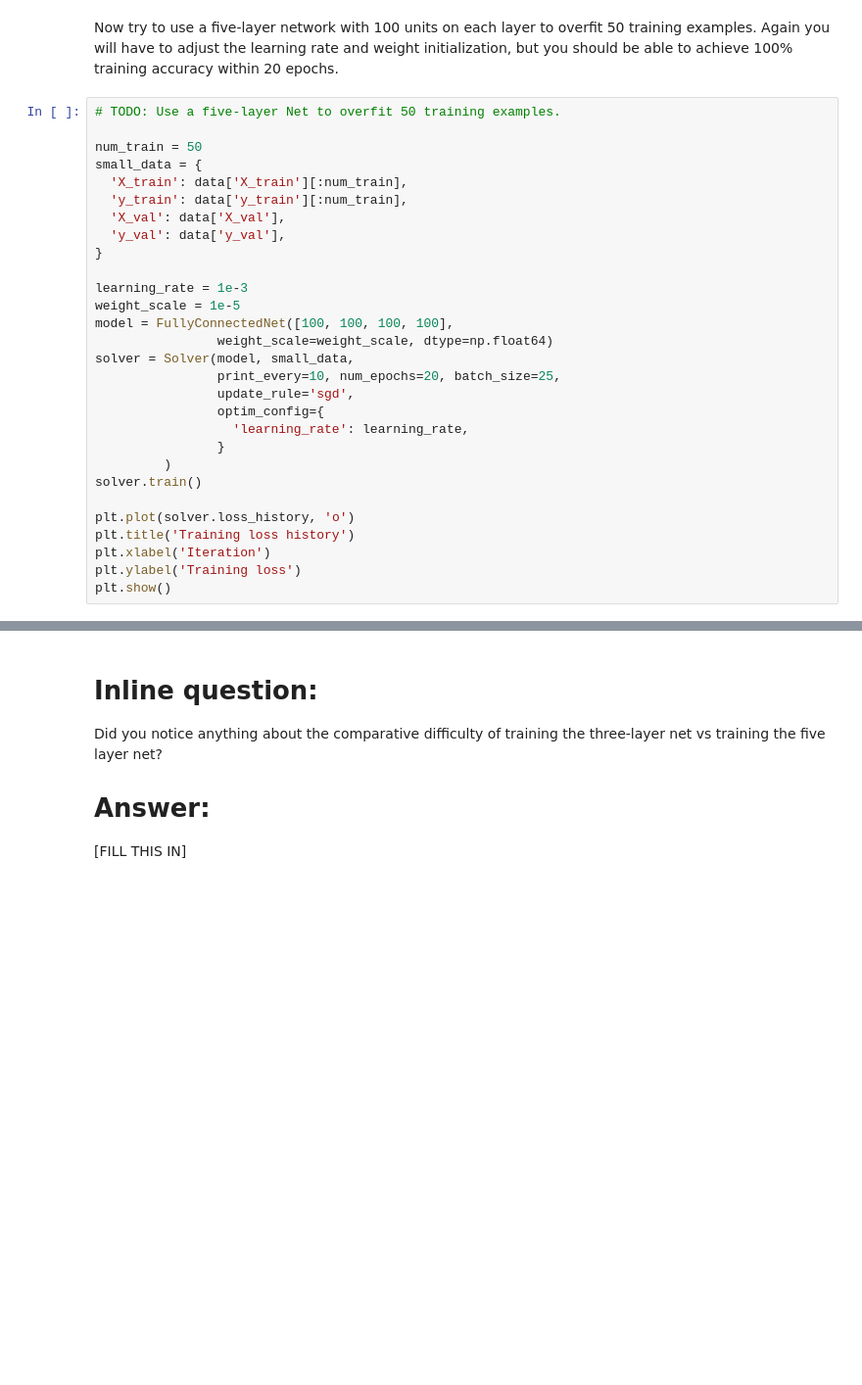
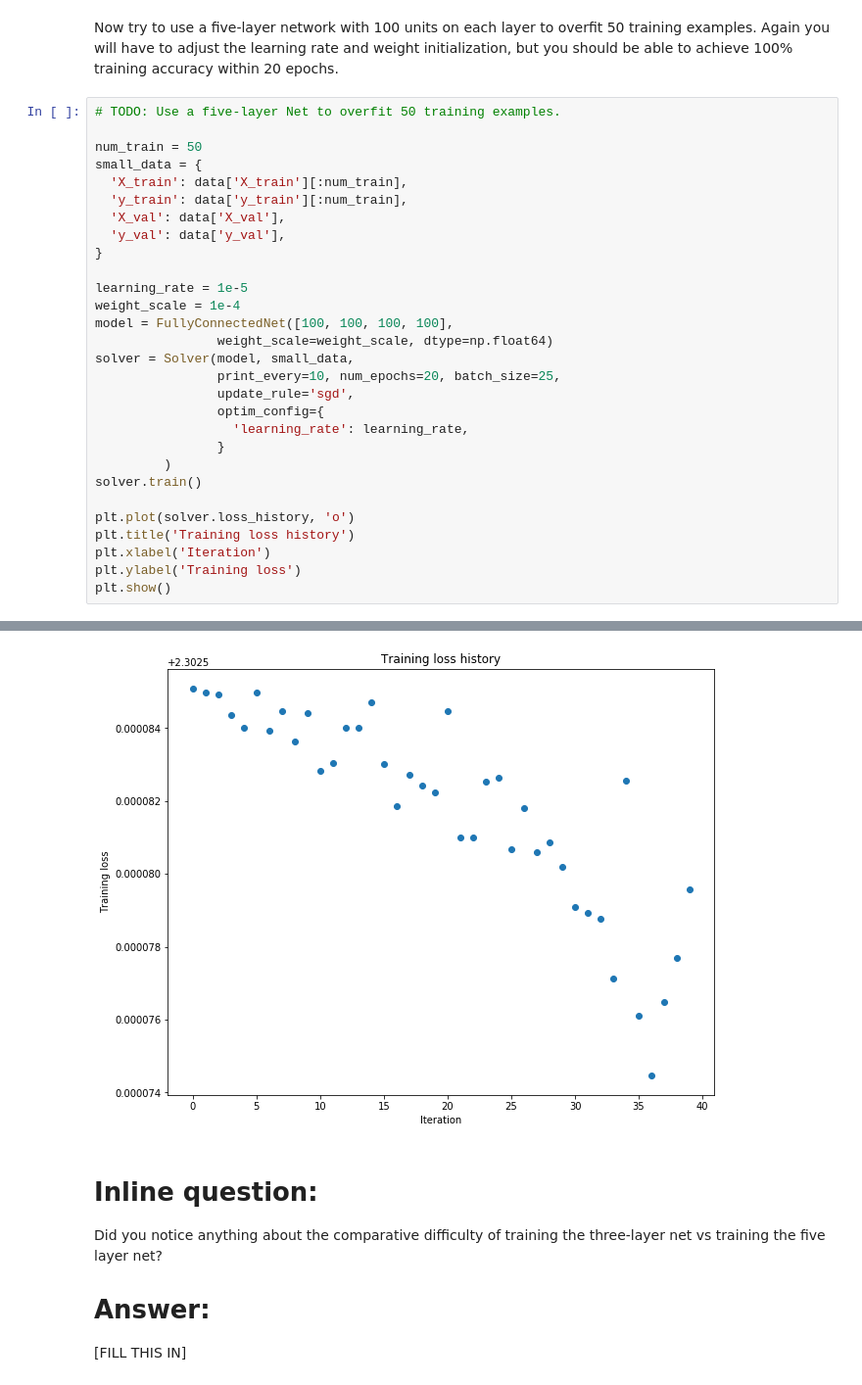
Before and after one commit to gadamc/cs231n, a Jupyter notebook: cs231n_assignment2/FullyConnectedNets.ipynb, the cells around one changed output, grey strips where cells are left out. Shown at 98% size. Cells and saved outputs as stored; diff of their text form; blank space fills up the shorter version.

```diff
--- a/cs231n_assignment2/FullyConnectedNets.ipynb
+++ b/cs231n_assignment2/FullyConnectedNets.ipynb
@@ -570,8 +519,8 @@ small_data = {
   'y_val': data['y_val'],
 }
 
-learning_rate = 1e-3
-weight_scale = 1e-5
+learning_rate = 1e-5
+weight_scale = 1e-4
 model = FullyConnectedNet([100, 100, 100, 100],
                 weight_scale=weight_scale, dtype=np.float64)
 solver = Solver(model, small_data,
@@ -588,3 +537,4 @@ plt.title('Training loss history')
 plt.xlabel('Iteration')
 plt.ylabel('Training loss')
 plt.show()
+# %% [output]
@@ -591,3 +558,4 @@ plt.show()
+[figure, added]
 # %% [markdown]
 # Inline question:
 Did you notice anything about the comparative difficulty of training the three-layer net vs training the five layer net?
```
Also changed, not shown: parts of 24 cells of this notebook, 3 other files.
